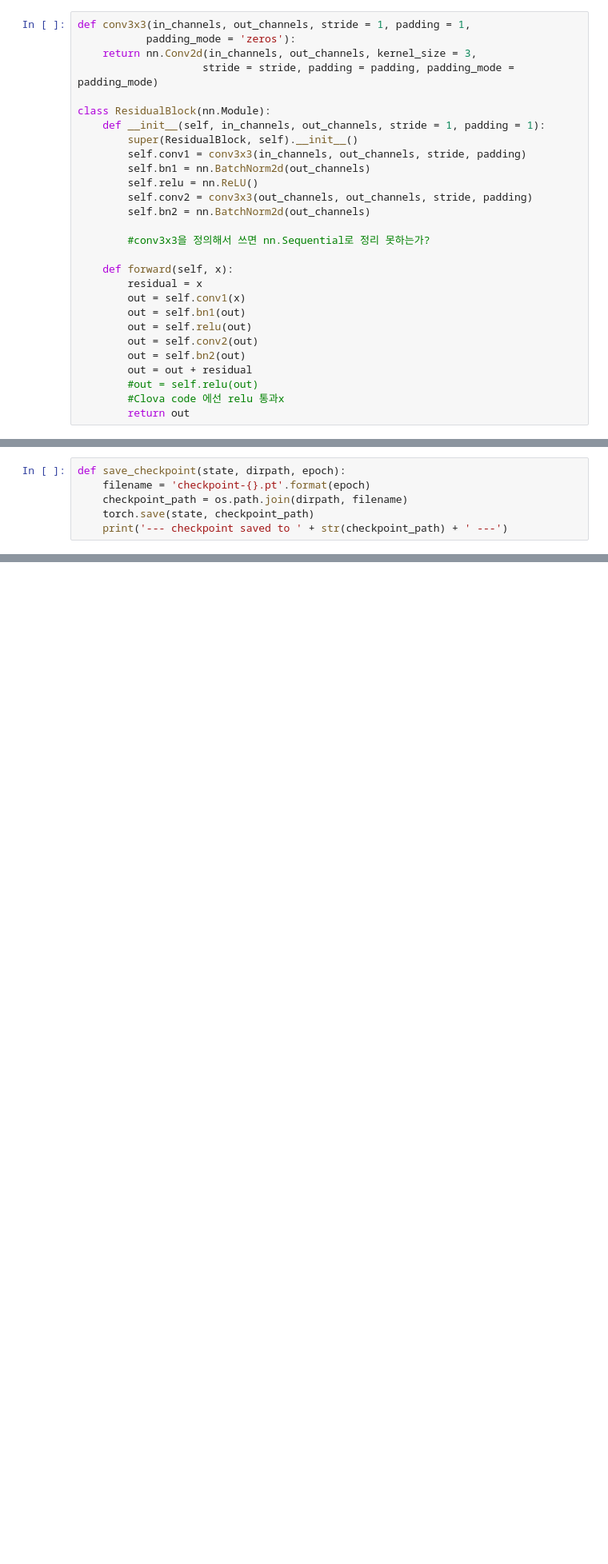
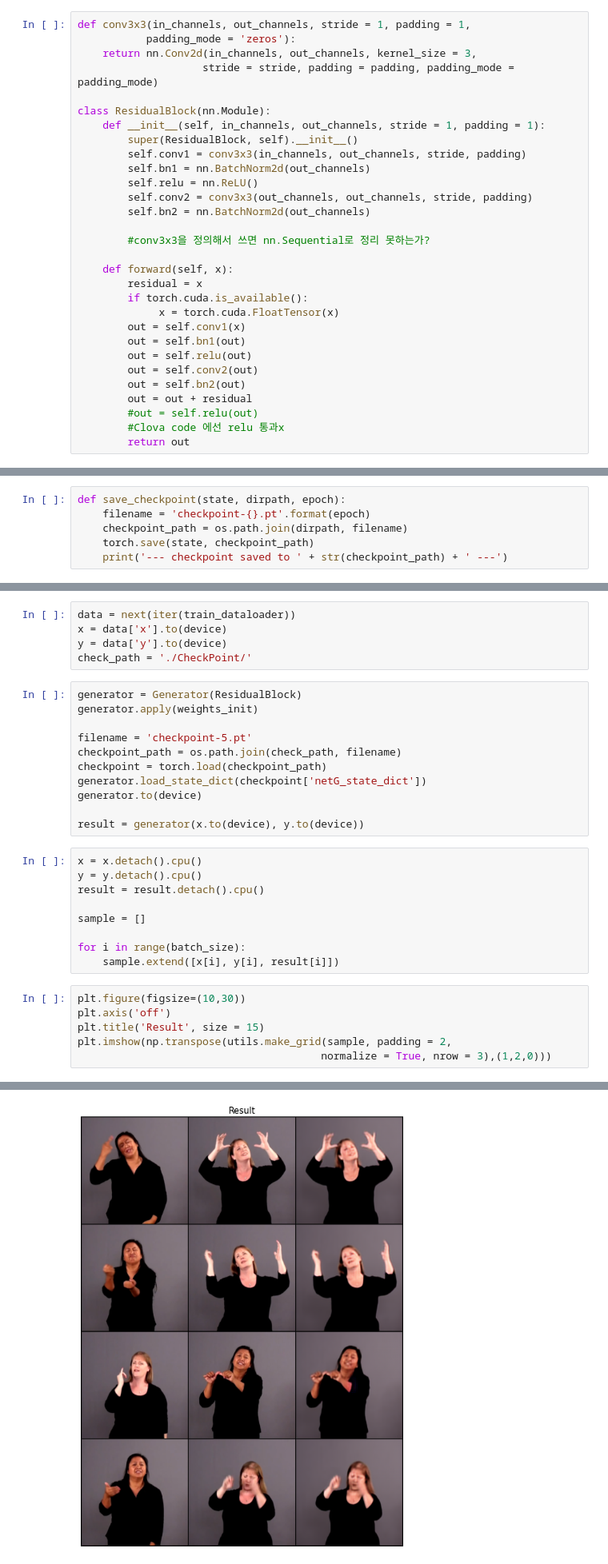
Before and after one commit to Anchang8/FusionGAN, a Jupyter notebook: FusionGAN_pr.ipynb, the cells around one changed output, grey strips where cells are left out. Shown: that part at 80% size. Saved outputs shown, nothing was run; the diff lists cells and outputs as text; blank space fills up the shorter version.

```diff
--- a/FusionGAN_pr.ipynb
+++ b/FusionGAN_pr.ipynb
@@ -170,6 +154,8 @@ class ResidualBlock(nn.Module):
 
     def forward(self, x):
         residual = x
+        if torch.cuda.is_available():
+             x = torch.cuda.FloatTensor(x)
         out = self.conv1(x)
         out = self.bn1(out)
         out = self.relu(out)
@@ -447,0 +478,32 @@ RuntimeError: CUDA out of memory. Tried to allocate 16.00 MiB (GPU 4; 10.76 GiB
+# %%
+data = next(iter(train_dataloader))
+x = data['x'].to(device)
+y = data['y'].to(device)
+check_path = './CheckPoint/'
+# %%
+generator = Generator(ResidualBlock)
+generator.apply(weights_init)
+
+filename = 'checkpoint-5.pt'
+checkpoint_path = os.path.join(check_path, filename)
+checkpoint = torch.load(checkpoint_path)
+generator.load_state_dict(checkpoint['netG_state_dict'])
+generator.to(device)
+
+result = generator(x.to(device), y.to(device))
+# %%
+x = x.detach().cpu()
+y = y.detach().cpu()
+result = result.detach().cpu()
+
+sample = []
+
+for i in range(batch_size):
+    sample.extend([x[i], y[i], result[i]])
+# %%
+plt.figure(figsize=(10,30))
+plt.axis('off')
+plt.title('Result', size = 15)
+plt.imshow(np.transpose(utils.make_grid(sample, padding = 2,
+                                       normalize = True, nrow = 3),(1,2,0)))
+# %% [output]
@@ -447,0 +511 @@ RuntimeError: CUDA out of memory. Tried to allocate 16.00 MiB (GPU 4; 10.76 GiB
+[figure, added]
```
Also changed, not shown: parts of 11 cells of this notebook.
